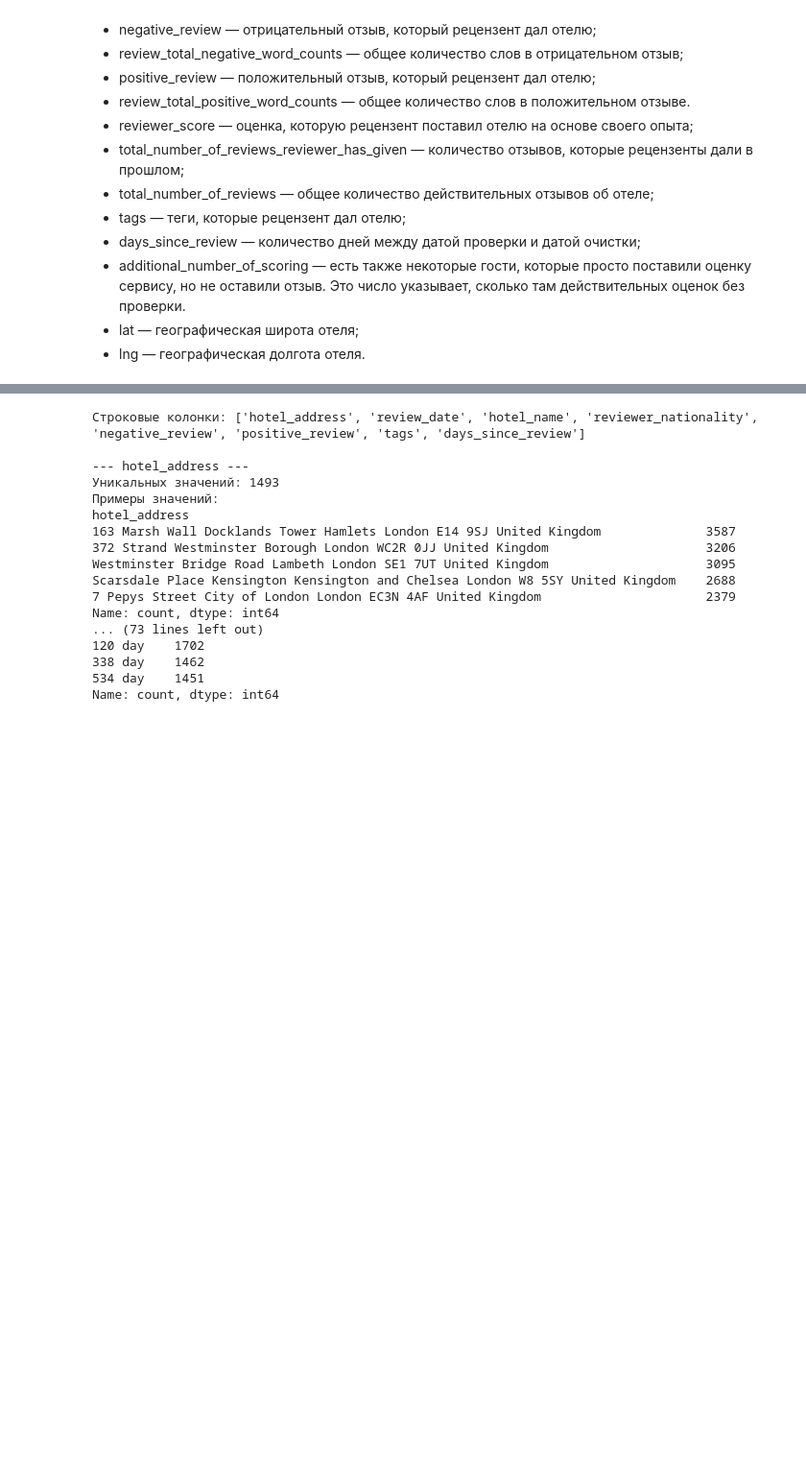
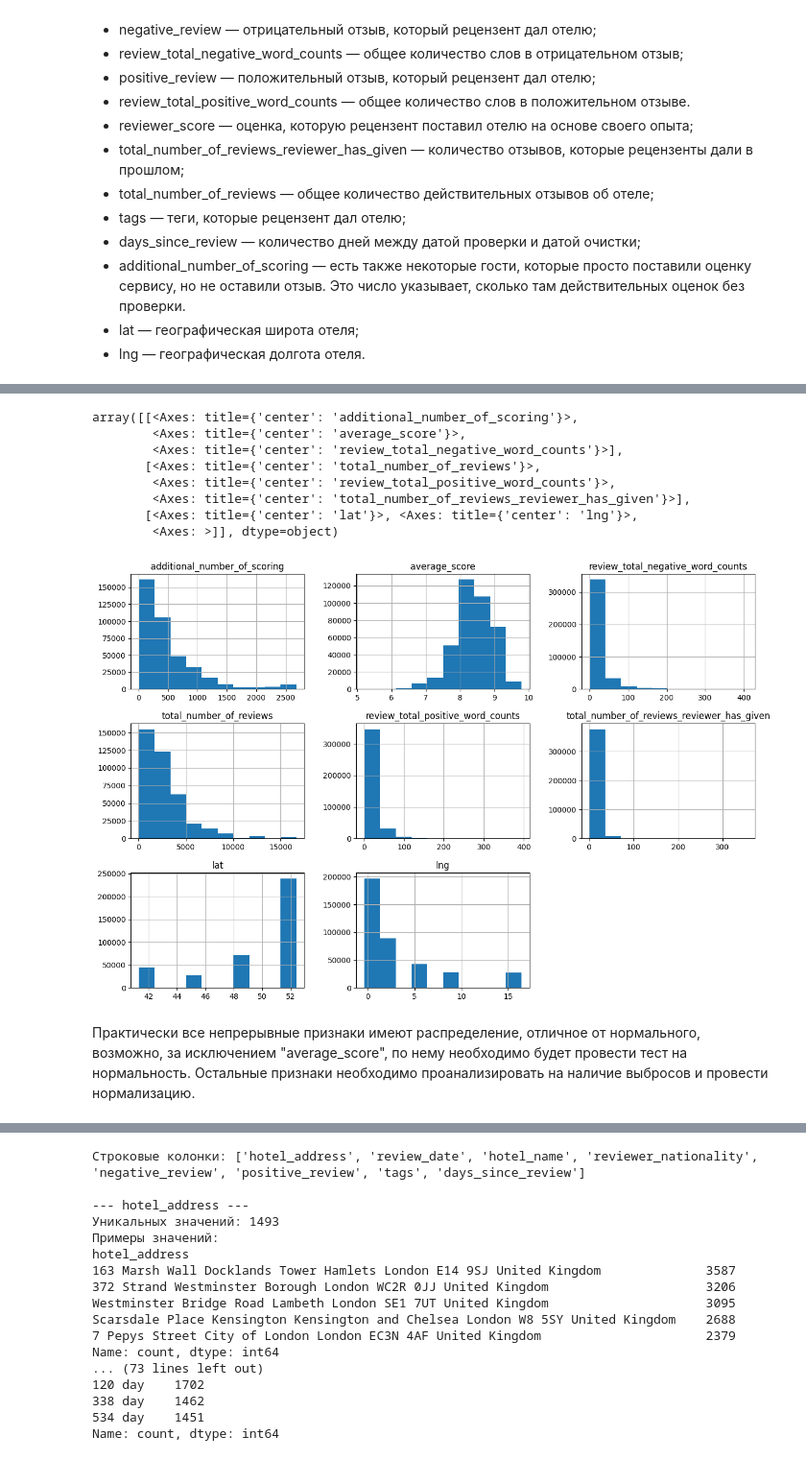
Before and after one commit to Etelweise/PROJECT-3.-EDA-Feature-Engineering.-Kaggle, a Jupyter notebook: PROJECT-3.ipynb, the cells around one changed output, grey strips where cells are left out. Shown: that part at 96% size. Cells and saved outputs as stored; diff of their text form; code cells hidden in the pictures; blank space fills up the shorter version.

```diff
--- a/PROJECT-3.ipynb
+++ b/PROJECT-3.ipynb
@@ -37 +65,16 @@ hotels.head()
+# %%
+# оценим распределение числовых признаков
+hotels.drop(columns=['reviewer_score'], axis=1).hist(figsize=(15, 10))
+# %% [output]
+array([[<Axes: title={'center': 'additional_number_of_scoring'}>,
+        <Axes: title={'center': 'average_score'}>,
+        <Axes: title={'center': 'review_total_negative_word_counts'}>],
+       [<Axes: title={'center': 'total_number_of_reviews'}>,
+        <Axes: title={'center': 'review_total_positive_word_counts'}>,
+        <Axes: title={'center': 'total_number_of_reviews_reviewer_has_given'}>],
+       [<Axes: title={'center': 'lat'}>, <Axes: title={'center': 'lng'}>,
+        <Axes: >]], dtype=object)
+[figure, added]
+# %% [markdown]
+Практически все непрерывные признаки имеют распределение, отличное от нормального, возможно, за исключением "average_score", по нему необходимо будет провести тест на нормальность. Остальные признаки необходимо проанализировать на наличие выбросов и провести нормализацию.
 # %% [markdown]
```
Also changed, not shown: parts of 19 cells of this notebook.
